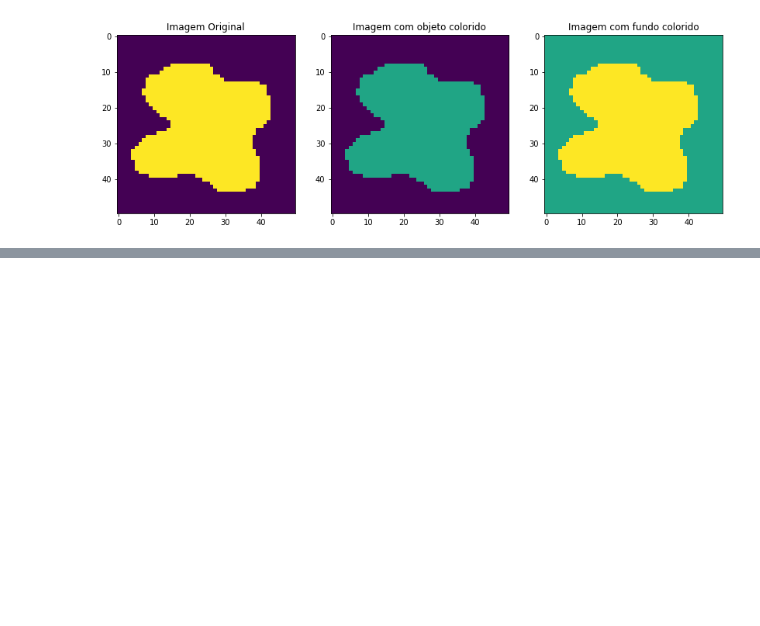
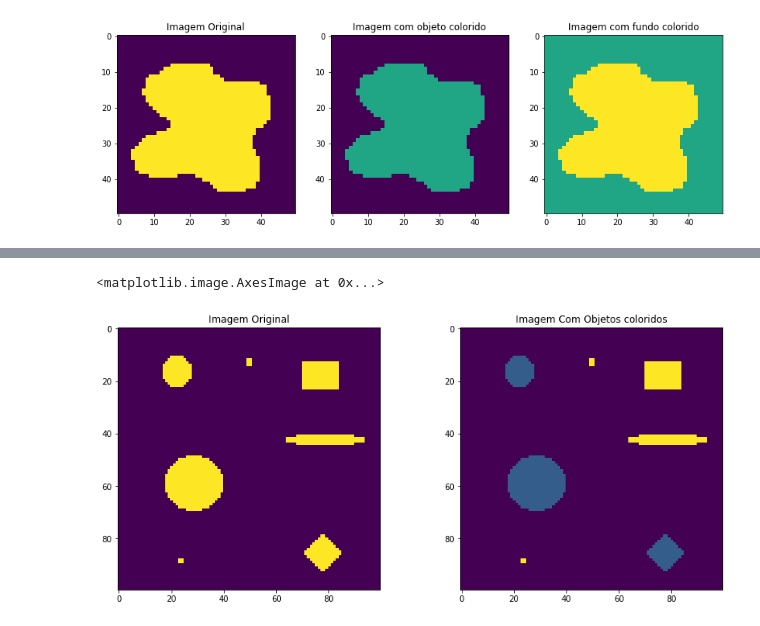
Before and after one commit to joaovicmendes/pdi-trabalho, a Jupyter notebook: Trabalho 3/src/Flood Fill para Detecção de Componentes Conexos.ipynb, the cells around one changed output, grey strips where cells are left out. Saved outputs shown, nothing was run; the diff lists cells and outputs as text; code cells hidden in the pictures; blank space fills up the shorter version.

```diff
--- a/Trabalho 3/src/Flood Fill para Detecção de Componentes Conexos.ipynb
+++ b/Trabalho 3/src/Flood Fill para Detecção de Componentes Conexos.ipynb
@@ -167,0 +226,26 @@ plt.imshow(img_colored_2, vmin=0, vmax=255)
+# %%
+#transforma os 2 arrays e um objeto mais facilmente iterado.
+object = []
+for i in range(len(objeto[0])):
+    x = objeto[0][i]
+    y = objeto[1][i]
+    object.append((x,y))
+# %%
+for point in object:
+    img_rec[point] = 75
+# %%
+#retorna a imagem ao seu tipo inicial.
+img_rec = img_rec.astype('uint8')
+# %%
+plt.figure(figsize=[14, 6])
+plt.subplot(1, 2, 1)
+plt.title("Imagem Original")
+plt.imshow(img, vmin=0, vmax=255)
+
+
+plt.subplot(1, 2, 2)
+plt.title("Imagem Com Objetos coloridos")
+plt.imshow(img_rec, vmin=0, vmax=255)
+# %% [output]
+<matplotlib.image.AxesImage at 0x...>
+[figure, added]
```
Also changed, not shown: parts of 10 cells of this notebook, 1 other file.
